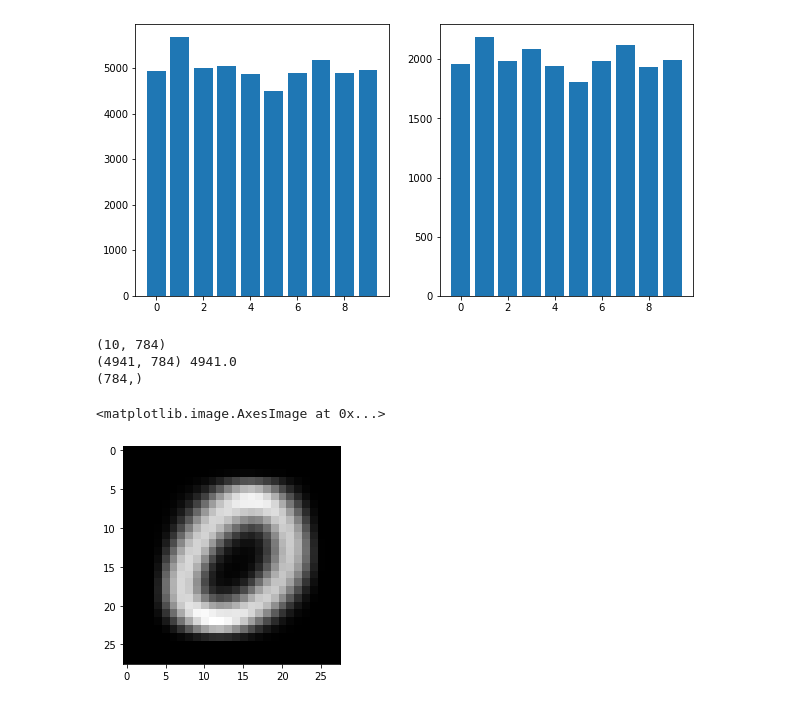
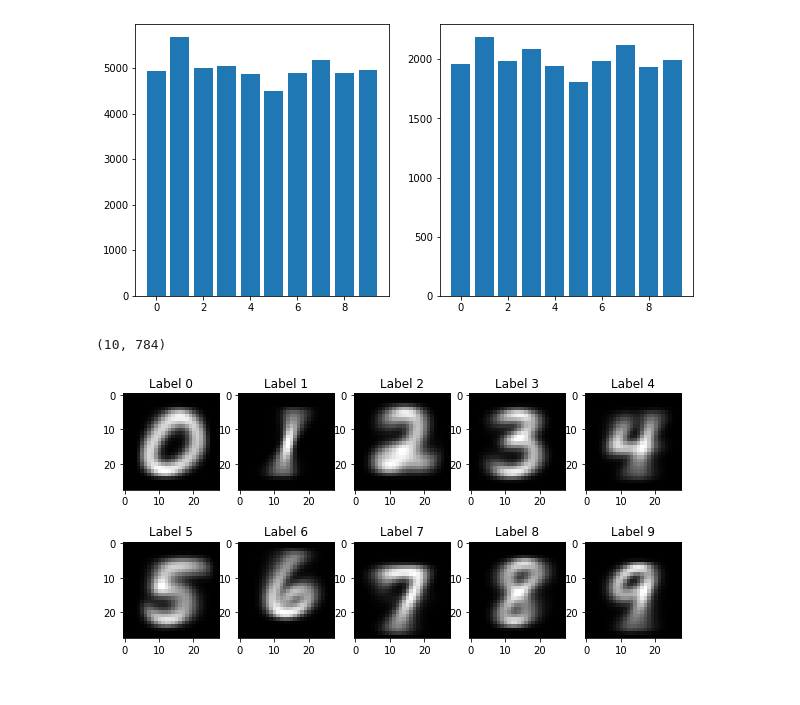
Before and after one commit to GiuliaOrgiana/UnicaIsdeTest, a Jupyter notebook: MNIST_example.ipynb, the cells around one changed output. Saved outputs shown, nothing was run; the diff lists cells and outputs as text; code cells hidden in the pictures.

```diff
--- a/MNIST_example.ipynb
+++ b/MNIST_example.ipynb
@@ -115,19 +117,18 @@ plt.bar(class_labels,n_ts_samples_per_class)
 # %%
 n_classes = np.unique(y_tr).size
 n_features= x_tr.shape[1]
 centroids = np.zeros(shape=(n_classes, n_features))
 print(centroids.shape)
 
-x0=x_tr[y_tr==0, :]
-print(x0.shape, n_tr_samples_per_class[0])
+for k in range(n_classes):
+  xk=x_tr[y_tr==k, :]
+  centroids[k, :] = np.mean(xk, axis=0)
 
-avg0 = np.mean(x0, axis=0)
-print(avg0.shape)
-
-plt.imshow(avg0.reshape(28,28), cmap='gray')
+plt.figure(figsize=(10,5))
+for k in range(n_classes):
+    plt.subplot(2,5, k+1)
+    plt.imshow(centroids[k,:].reshape(28,28), cmap='gray')
+    plt.title("Label "+ str(k))
 # %% [output]
 (10, 784)
-(4941, 784) 4941.0
-(784,)
-<matplotlib.image.AxesImage at 0x...>
-[figure, old version]
+[figure, new version]
```
Also changed, not shown: parts of 2 cells of this notebook.
